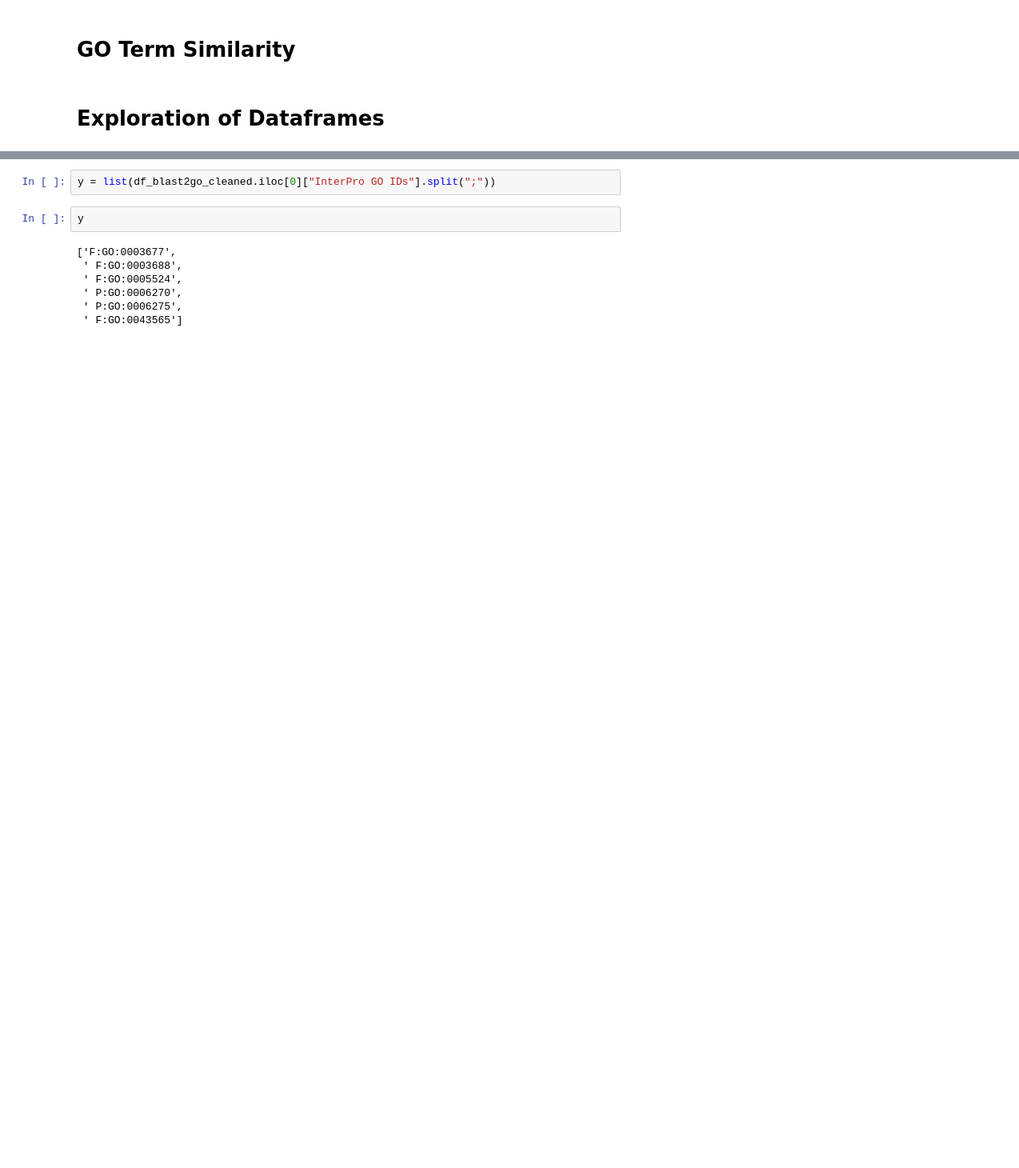
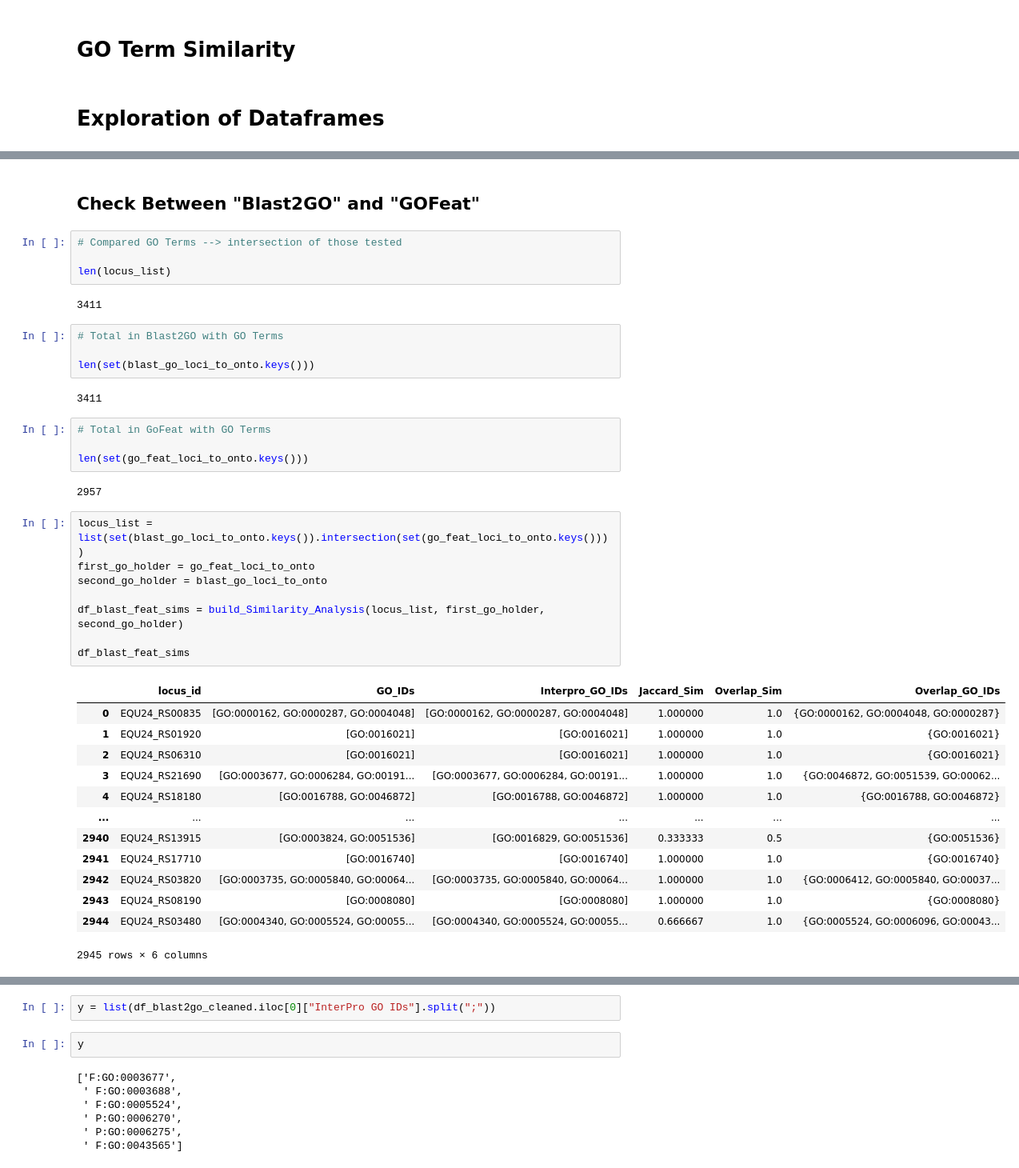
Before and after one commit to vsk-1167/research-5G-transcriptomic-exploration, a Jupyter notebook: Enrichment Analysis/GO_term_exploration.ipynb, the cells around one changed output, grey strips where cells are left out. Shown at 80% size. Cells and saved outputs as stored; diff of their text form; blank space fills up the shorter version.

```diff
--- a/Enrichment Analysis/GO_term_exploration.ipynb
+++ b/Enrichment Analysis/GO_term_exploration.ipynb
@@ -135,0 +370,42 @@ Name: Gene onthology, Length: 4373, dtype: object
+# %% [markdown]
+## Check Between "Blast2GO" and "GOFeat"
+# %%
+# Compared GO Terms --> intersection of those tested
+
+len(locus_list)
+# %% [output]
+3411
+# %%
+# Total in Blast2GO with GO Terms
+
+len(set(blast_go_loci_to_onto.keys()))
+# %% [output]
+3411
+# %%
+# Total in GoFeat with GO Terms
+
+len(set(go_feat_loci_to_onto.keys()))
+# %% [output]
+2957
+# %%
+locus_list = list(set(blast_go_loci_to_onto.keys()).intersection(set(go_feat_loci_to_onto.keys())))
+first_go_holder = go_feat_loci_to_onto
+second_go_holder = blast_go_loci_to_onto
+
+df_blast_feat_sims = build_Similarity_Analysis(locus_list, first_go_holder, second_go_holder)
+
+df_blast_feat_sims
+# %% [output]
+|  | locus_id | GO_IDs | Interpro_GO_IDs | Jaccard_Sim | Overlap_Sim | Overlap_GO_IDs |
+| 0 | EQU24_RS00835 | [GO:0000162, GO:0000287, GO:0004048] | [GO:0000162, GO:0000287, GO:0004048] | 1.000000 | 1.0 | {GO:0000162, GO:0004048, GO:0000287} |
+| 1 | EQU24_RS01920 | [GO:0016021] | [GO:0016021] | 1.000000 | 1.0 | {GO:0016021} |
+| 2 | EQU24_RS06310 | [GO:0016021] | [GO:0016021] | 1.000000 | 1.0 | {GO:0016021} |
+| 3 | EQU24_RS21690 | [GO:0003677, GO:0006284, GO:00191... | [GO:0003677, GO:0006284, GO:00191... | 1.000000 | 1.0 | {GO:0046872, GO:0051539, GO:00062... |
+| 4 | EQU24_RS18180 | [GO:0016788, GO:0046872] | [GO:0016788, GO:0046872] | 1.000000 | 1.0 | {GO:0016788, GO:0046872} |
+| ... | ... | ... | ... | ... | ... | ... |
+| 2940 | EQU24_RS13915 | [GO:0003824, GO:0051536] | [GO:0016829, GO:0051536] | 0.333333 | 0.5 | {GO:0051536} |
+| 2941 | EQU24_RS17710 | [GO:0016740] | [GO:0016740] | 1.000000 | 1.0 | {GO:0016740} |
+| 2942 | EQU24_RS03820 | [GO:0003735, GO:0005840, GO:00064... | [GO:0003735, GO:0005840, GO:00064... | 1.000000 | 1.0 | {GO:0006412, GO:0005840, GO:00037... |
+| 2943 | EQU24_RS08190 | [GO:0008080] | [GO:0008080] | 1.000000 | 1.0 | {GO:0008080} |
+| 2944 | EQU24_RS03480 | [GO:0004340, GO:0005524, GO:00055... | [GO:0004340, GO:0005524, GO:00055... | 0.666667 | 1.0 | {GO:0005524, GO:0006096, GO:00043... |
+2945 rows × 6 columns
```
Also changed, not shown: parts of 49 cells of this notebook.
